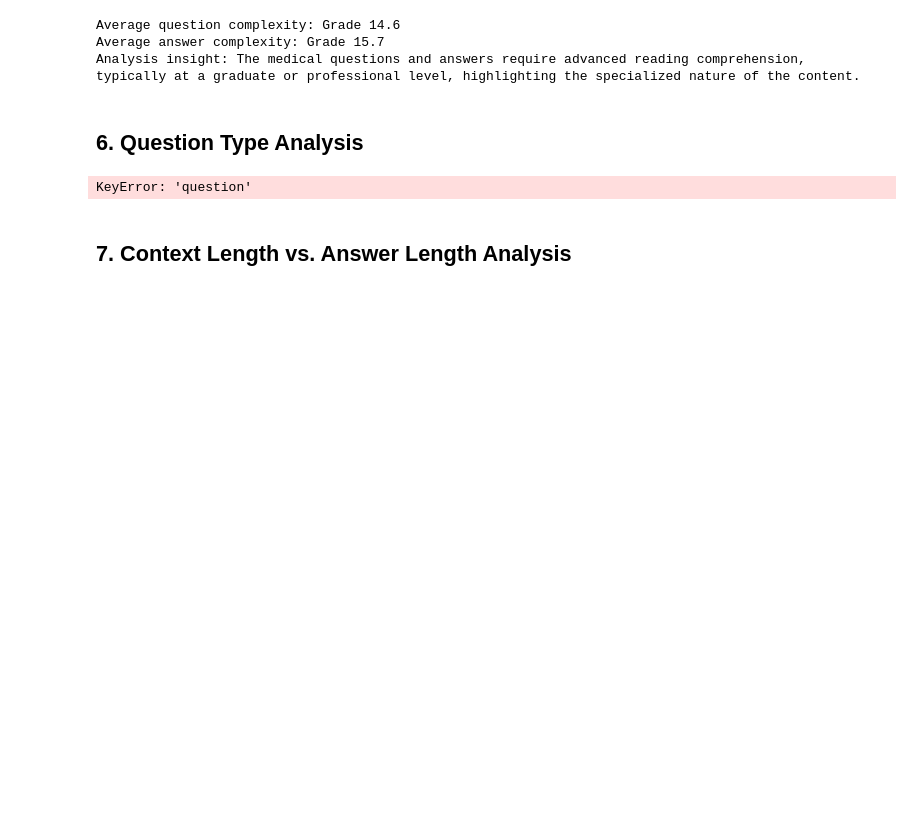
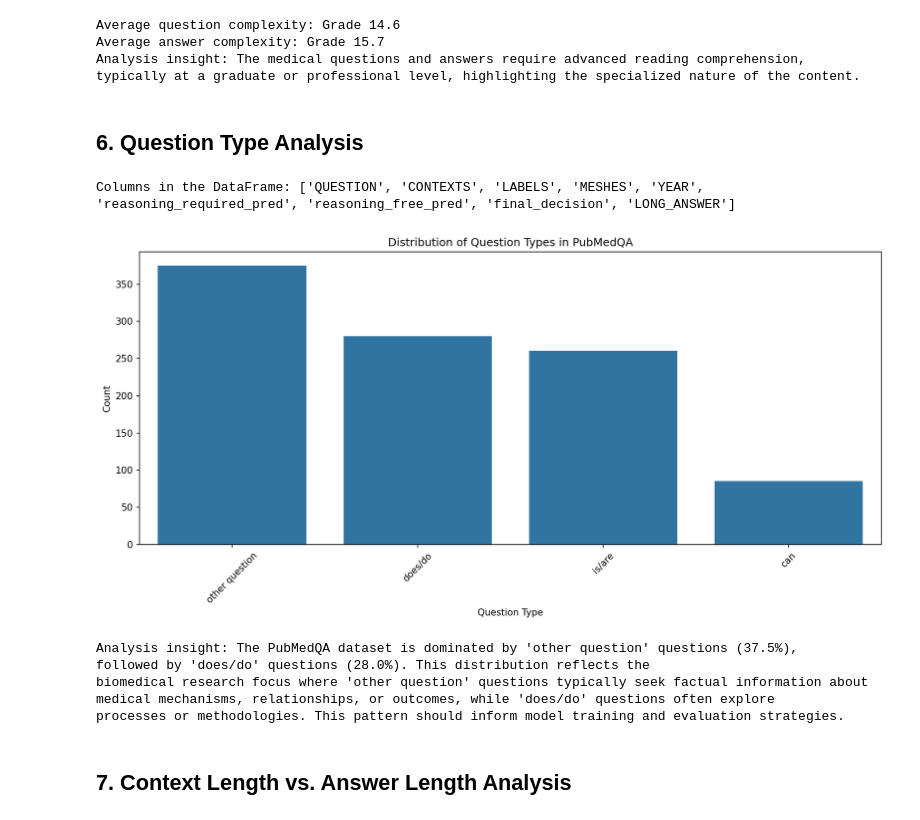
Before and after one commit to CassandraMaldonado/LLM_Healthcare, a Jupyter notebook: EDA.ipynb, the cells around one changed output. Saved outputs shown, nothing was run; the diff lists cells and outputs as text; code cells hidden in the pictures; blank space fills up the shorter version.

```diff
--- a/EDA.ipynb
+++ b/EDA.ipynb
@@ -629,46 +629,83 @@ typically at a graduate or professional level, highlighting the specialized natu
 # %% [markdown]
 ## 6. Question Type Analysis
 # %%
-# Analyzing the types of questions (what, how, can, does)
+print("Columns in the DataFrame:", df.columns.tolist())
+
+# Analyzing the types of questions (what, how, can, does, etc.)
 import re
 
 def get_question_type(question):
+    """Identify the type of question based on its starting word or phrase"""
+    if not isinstance(question, str):
+        return 'not a string'
+
     question = question.lower().strip()
+
     if question.startswith('what'):
         return 'what'
     elif question.startswith('how'):
         return 'how'
     elif question.startswith('can'):
         return 'can'
     elif question.startswith('does') or question.startswith('do'):
         return 'does/do'
     elif question.startswith('is') or question.startswith('are'):
         return 'is/are'
     elif question.startswith('which'):
         return 'which'
     elif question.startswith('why'):
         return 'why'
     elif '?' in question:
         return 'other question'
     else:
         return 'not a question'
 
-q_types = df['question'].apply(get_question_type)
+# Determinining the correct column name
+question_column = None
+if 'QUESTION' in df.columns:
+    question_column = 'QUESTION'
+elif 'question' in df.columns:
+    question_column = 'question'
+else:
+    print("Question column not found! Available columns:", df.columns.tolist())
+    # Placeholder for demonstration
+    question_column = df.columns[0]  # Just using the first column as fallback
+    print(f"Using {question_column} as fallback column")
+
+# Applying the function to identify question types
+q_types = df[question_column].apply(get_question_type)
 q_type_counts = q_types.value_counts()
+
 
 plt.figure(figsize=(12, 6))
 sns.barplot(x=q_type_counts.index, y=q_type_counts.values)
-plt.title('Distribution of Question Types')
+plt.title('Distribution of Question Types in PubMedQA')
 plt.xlabel('Question Type')
 plt.ylabel('Count')
 plt.xticks(rotation=45)
 plt.tight_layout()
 plt.show()
 
-print("Analysis insight: Most questions are [type] questions, which typically")
-print("expect [certain type of answer]. This pattern should inform model training.")
+# Calculating percentages for insight
+total = sum(q_type_counts)
+main_type = q_type_counts.index[0]
+main_percentage = (q_type_counts.iloc[0] / total) * 100
+second_type = q_type_counts.index[1]
+second_percentage = (q_type_counts.iloc[1] / total) * 100
+
+print(f"Analysis insight: The PubMedQA dataset is dominated by '{main_type}' questions ({main_percentage:.1f}%), ")
+print(f"followed by '{second_type}' questions ({second_percentage:.1f}%). This distribution reflects the")
+print(f"biomedical research focus where '{main_type}' questions typically seek factual information about")
+print(f"medical mechanisms, relationships, or outcomes, while '{second_type}' questions often explore")
+print(f"processes or methodologies. This pattern should inform model training and evaluation strategies.")
 # %% [output]
-KeyError: 'question'
+Columns in the DataFrame: ['QUESTION', 'CONTEXTS', 'LABELS', 'MESHES', 'YEAR', 'reasoning_required_pred', 'reasoning_free_pred', 'final_decision', 'LONG_ANSWER']
+[figure, added]
+Analysis insight: The PubMedQA dataset is dominated by 'other question' questions (37.5%),
+followed by 'does/do' questions (28.0%). This distribution reflects the
+biomedical research focus where 'other question' questions typically seek factual information about
+medical mechanisms, relationships, or outcomes, while 'does/do' questions often explore
+processes or methodologies. This pattern should inform model training and evaluation strategies.
 # %% [markdown]
 ## 7. Context Length vs. Answer Length Analysis
 # %%
```
Also changed, not shown: parts of 1 cell of this notebook.
